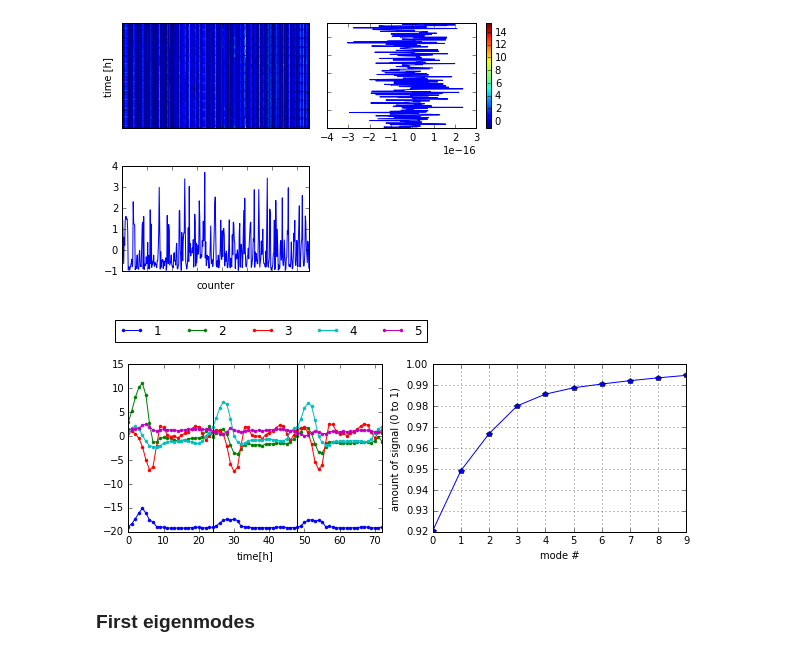
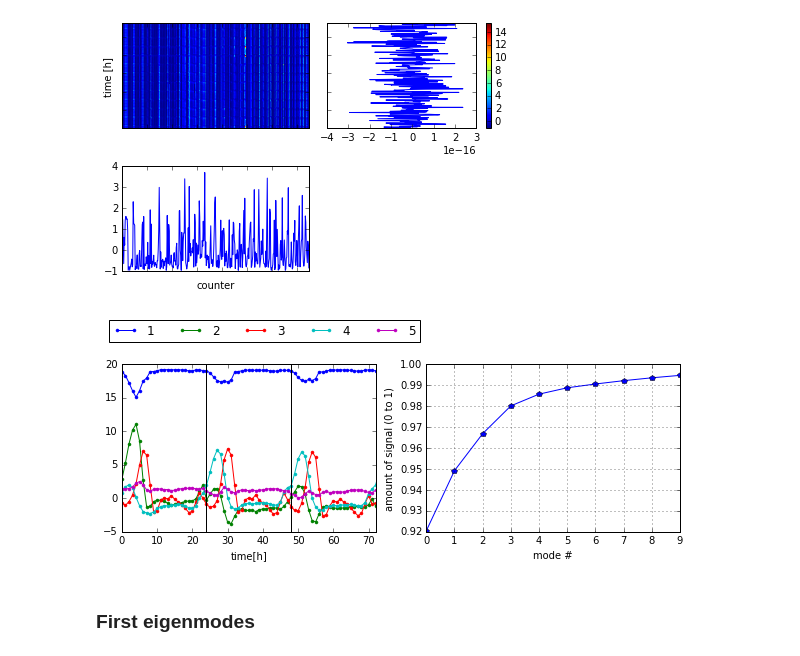
Before and after one commit to astyonax/heartbeat-traffic, a Jupyter notebook: traffic-pca.ipynb, the cells around one changed output. Saved outputs shown, nothing was run; the diff lists cells and outputs as text; code cells hidden in the pictures.

Commit message:
updated PCA with corrected sign for mode #0 and #2

```diff
--- a/traffic-pca.ipynb
+++ b/traffic-pca.ipynb
@@ -232,30 +233,33 @@ plt.gcf().savefig('figures/pca_norm_time.png',bbox_inches='tight',dpi=100)
 # %%
 # PCA
 pma_out = pma.pma(data)
 
 # modes aplitude
 XY = pma.get_XY(data,pma_out[1][:,:10])
 xaxis = np.arange(XY[0].shape[0])
 
 # plot
 fig,(ax,bx)=plt.subplots(1,2,figsize=(10,3))
 for i,j in enumerate(XY[:5],start=1):
+    ampl_sign = np.sign(j.mean())
+    j=j.copy()
+    j*=ampl_sign
     ax.plot(xaxis,j,'.-',lw=1,label=str(i))
 N = 3
 H = 24
 ax.set_xlim(0,N*H)
 for j in range(1,N):
     ax.axvline(j*H,lw=1,c='k')
 ax.set_xlabel('time[h]')
 ax.legend(loc='center right',ncol=5,bbox_to_anchor=(1.2, 1.2))
 
 bx.plot(pma_out[0][:10].cumsum()/pma_out[0].sum(),'-p')
 bx.grid(1)
 bx.set_xlabel('mode #')
 bx.set_ylabel('amount of signal (0 to 1)')
 plt.gcf().savefig('figures/pca_norm_ampli.png',bbox_inches='tight',dpi=100)
 # %% [output]
-[figure, old version]
+[figure, new version]
 # %% [markdown]
 ### First eigenmodes
 # %%
```
Also changed, not shown: parts of 4 cells of this notebook, 2 other files.
